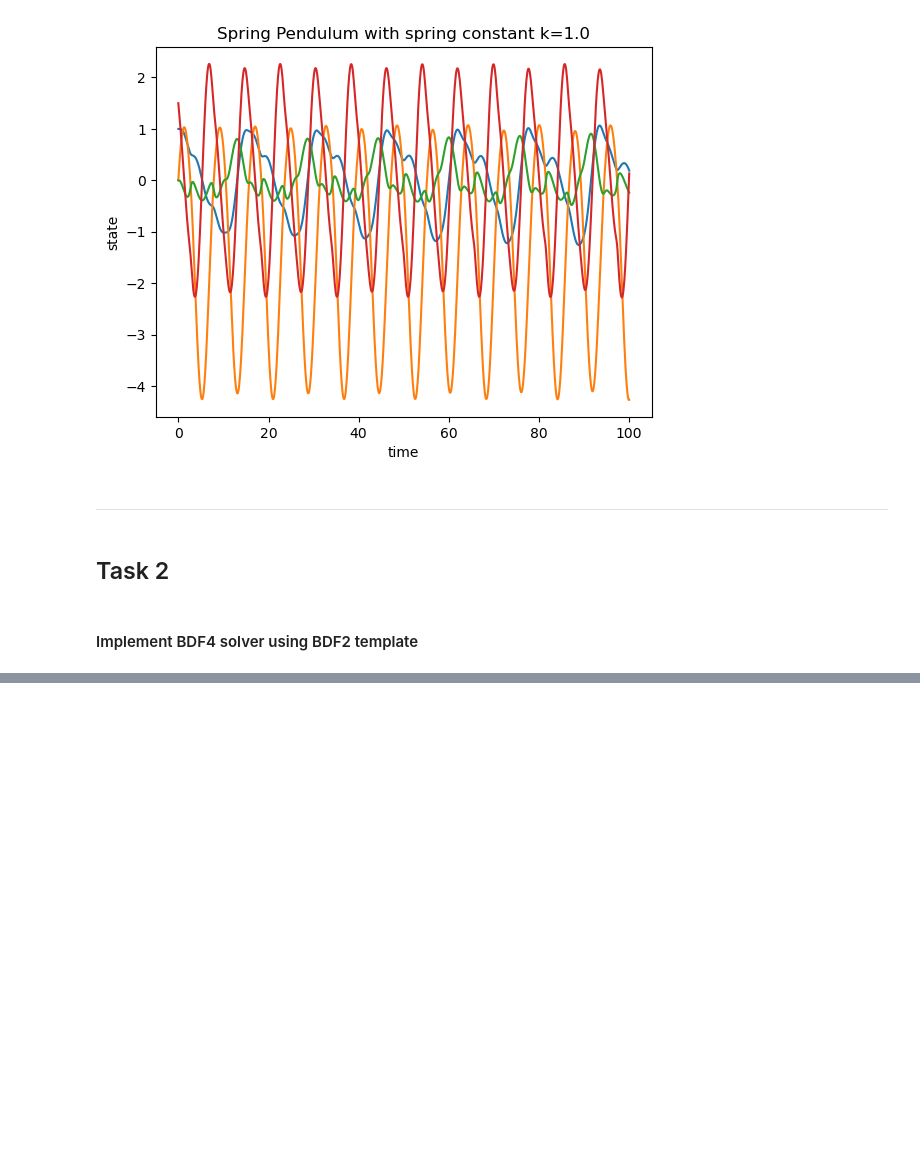
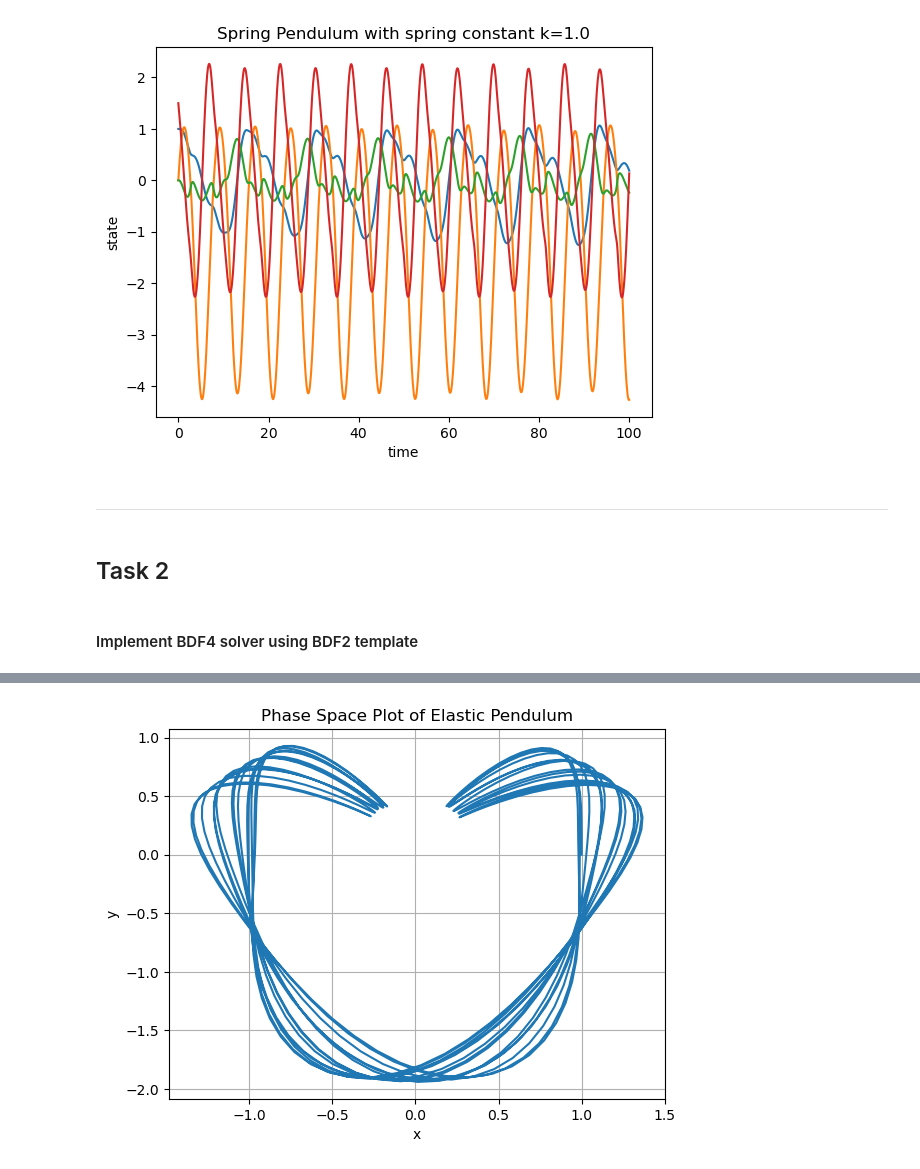
Before and after one commit to msvenssons/NUMN26, a Jupyter notebook: project1.ipynb, the cells around one changed output, grey strips where cells are left out. Saved outputs shown, nothing was run; the diff lists cells and outputs as text; code cells hidden in the pictures; blank space fills up the shorter version.

```diff
--- a/project1.ipynb
+++ b/project1.ipynb
@@ -264,0 +339,10 @@ Elapsed simulation time: 2.192351409999901 seconds.
+# %%
+# plot y[0] vs y[1]
+plt.plot(y[:,0], y[:,1])
+plt.xlabel('x')
+plt.ylabel('y')
+plt.title('Phase Space Plot of Elastic Pendulum')
+plt.grid()
+plt.show()
+# %% [output]
+[figure, added]
```
Also changed, not shown: parts of 7 cells of this notebook.
